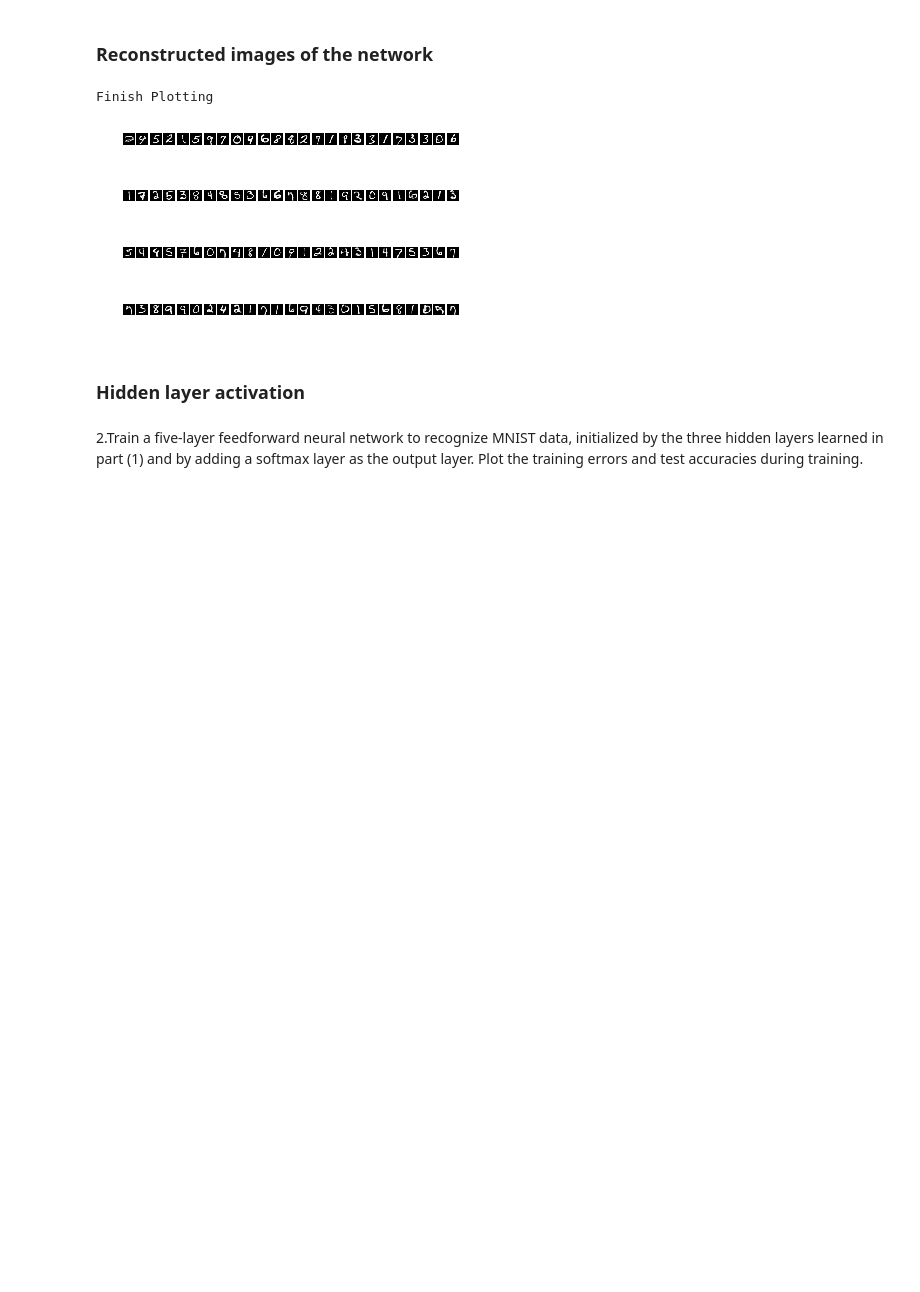
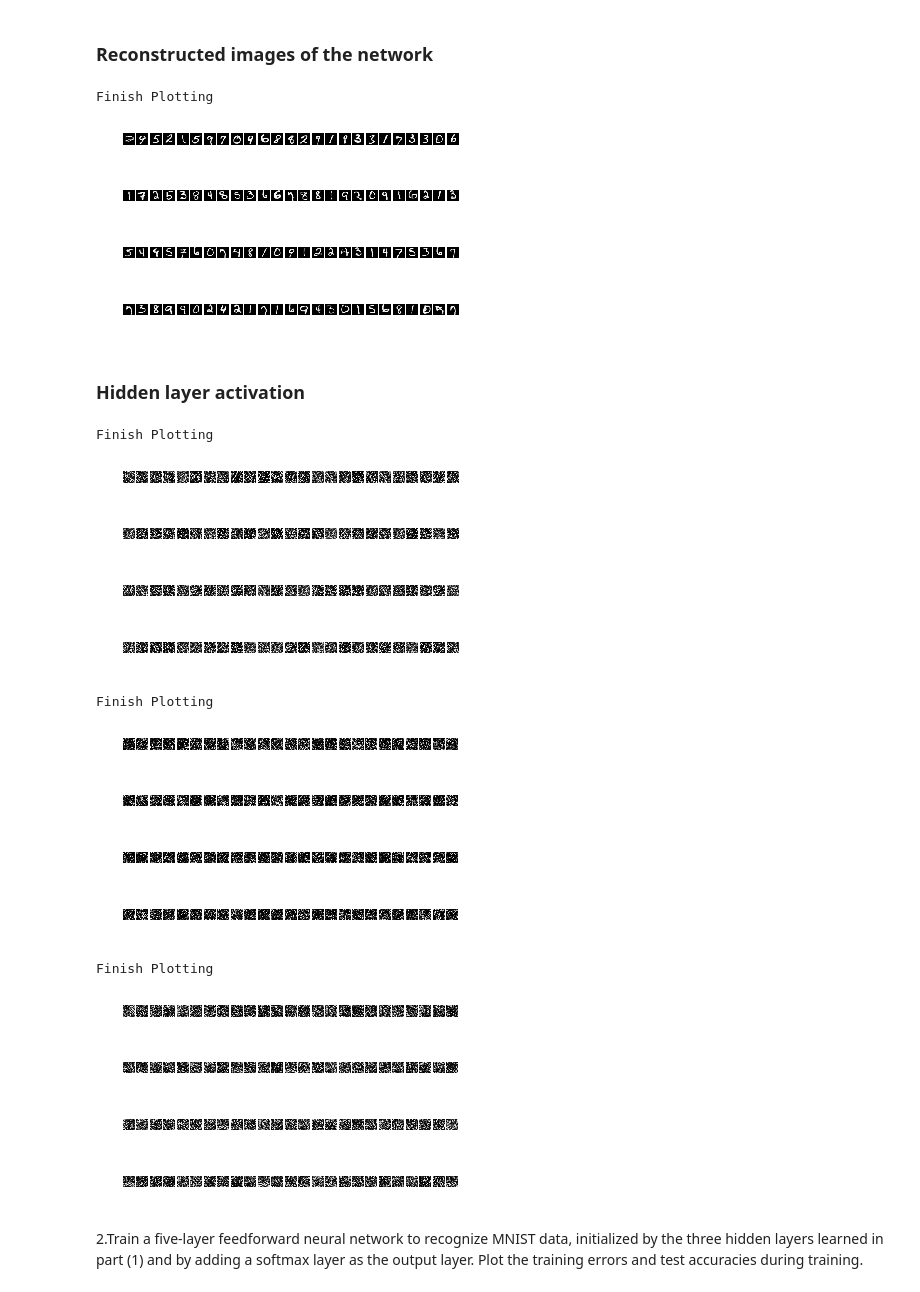
Before and after one commit to edwardsujono/neural_network_deep_cnn_autoencoder, a Jupyter notebook: Auto Encoder.ipynb, the cells around one changed output. Cells and saved outputs as stored; diff of their text form; code cells hidden in the pictures; blank space fills up the shorter version.

```diff
--- a/Auto Encoder.ipynb
+++ b/Auto Encoder.ipynb
@@ -657,13 +665,20 @@ Finish Plotting
 # %%
 for val_hidden_layer in hidden_layer_activation:
     visualizer.show_plot\
         (list_data=batch_size,
          data=val_hidden_layer,
-         figure_name="images/1c_reconstructed_image.png",
+         figure_name="./project_b/images/1c_hidden_layer.png",
          number_column=number_column,
          limit_image=100,
          size=int(math.sqrt(len(val_hidden_layer[0])))
     )
+# %% [output]
+Finish Plotting
+[figure, added]
+Finish Plotting
+[figure, added]
+Finish Plotting
+[figure, added]
 # %% [markdown]
 2.Train a five-layer feedforward neural network to recognize MNIST data, initialized by the three
 hidden layers learned in part (1) and by adding a softmax layer as the output layer. Plot the
```
Also changed, not shown: parts of 12 cells of this notebook.
